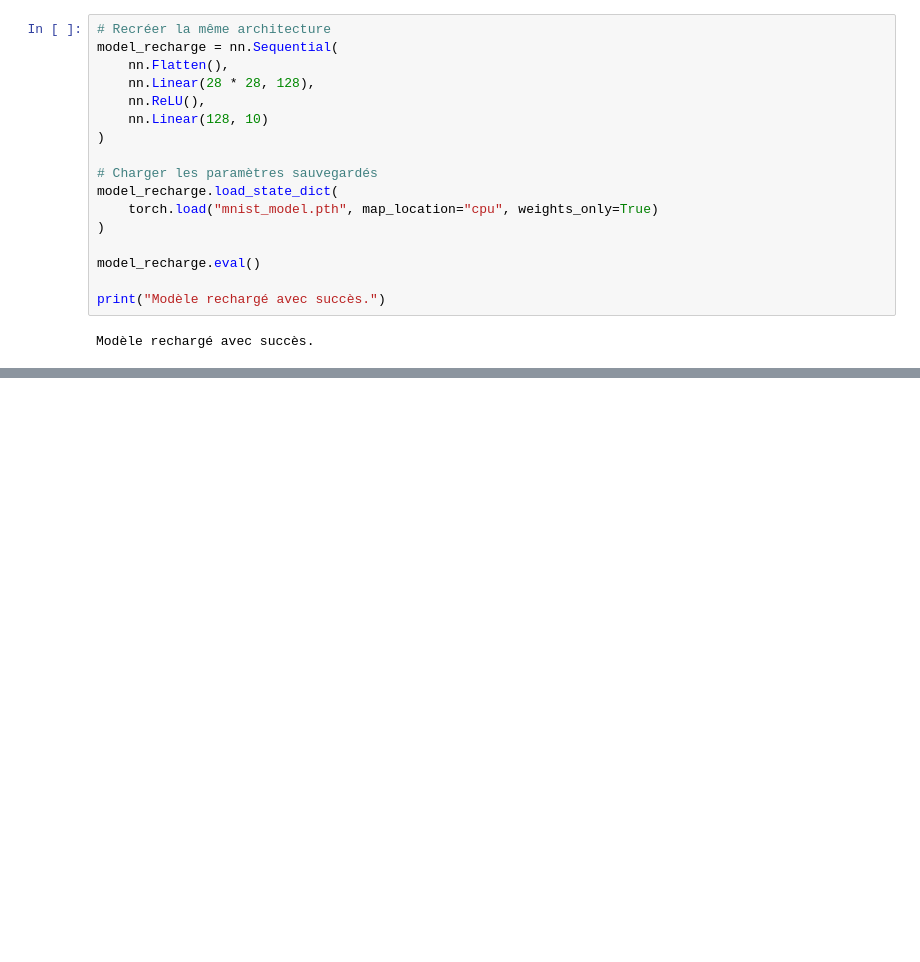
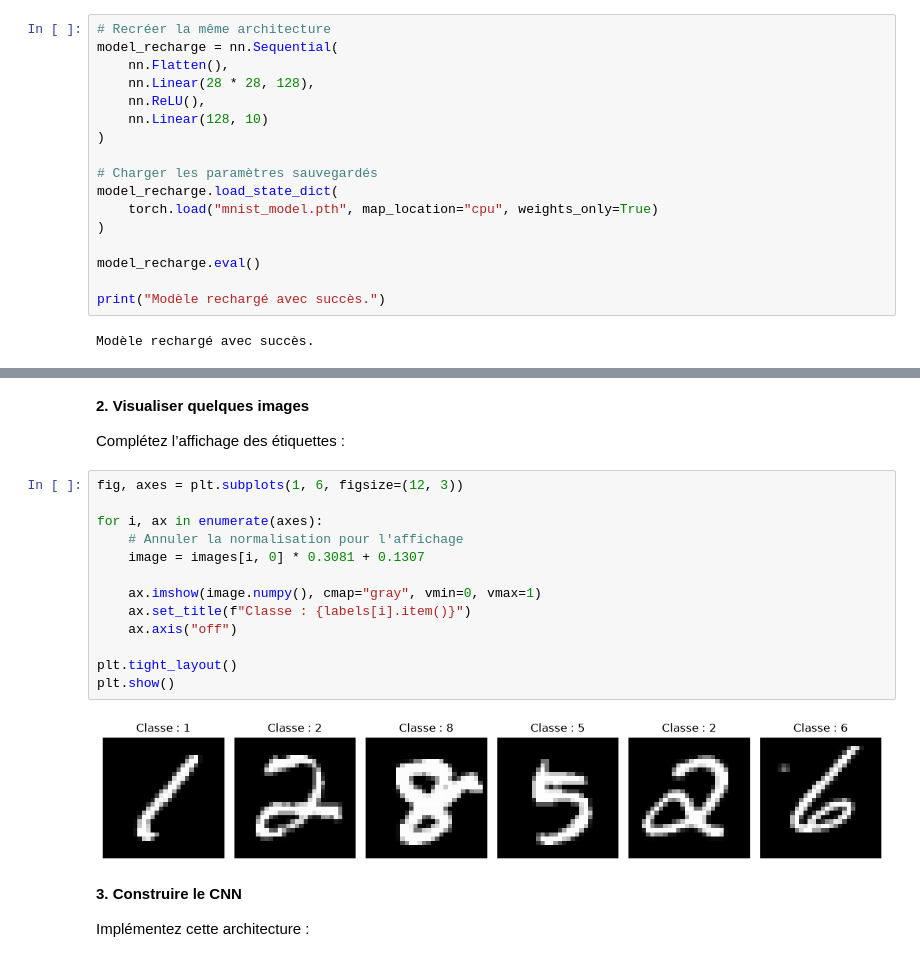
Before and after one commit to SaraMaktabi/Neural-Network-Fundamentals-with-PyTorch-For-Generative-AI, a Jupyter notebook: exercices.ipynb, the cells around one changed output, grey strips where cells are left out. Saved outputs shown, nothing was run; the diff lists cells and outputs as text; blank space fills up the shorter version.

```diff
--- a/exercice1.ipynb
+++ b/exercices.ipynb
@@ -707,0 +768,23 @@ Modèle rechargé avec succès.
+# %% [markdown]
+**2. Visualiser quelques images**
+
+Complétez l’affichage des étiquettes :
+# %%
+fig, axes = plt.subplots(1, 6, figsize=(12, 3))
+
+for i, ax in enumerate(axes):
+    # Annuler la normalisation pour l'affichage
+    image = images[i, 0] * 0.3081 + 0.1307
+
+    ax.imshow(image.numpy(), cmap="gray", vmin=0, vmax=1)
+    ax.set_title(f"Classe : {labels[i].item()}")
+    ax.axis("off")
+
+plt.tight_layout()
+plt.show()
+# %% [output]
+[figure, added]
+# %% [markdown]
+**3. Construire le CNN**
+
+Implémentez cette architecture :
```
Also changed, not shown: parts of 16 cells of this notebook, 1 other file.
